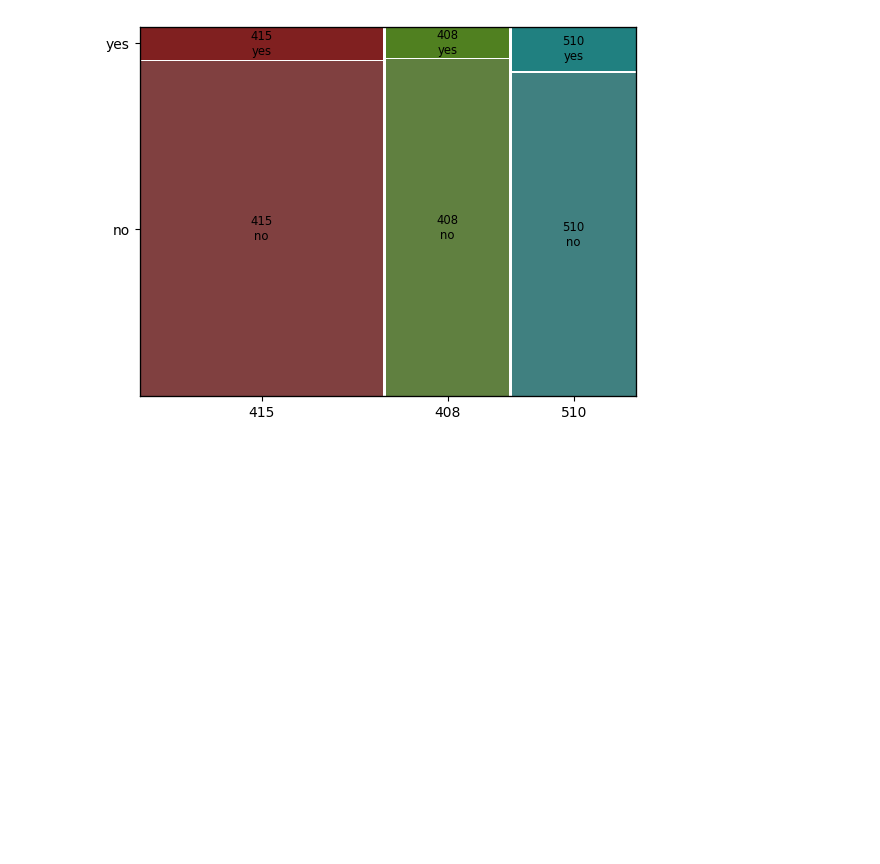
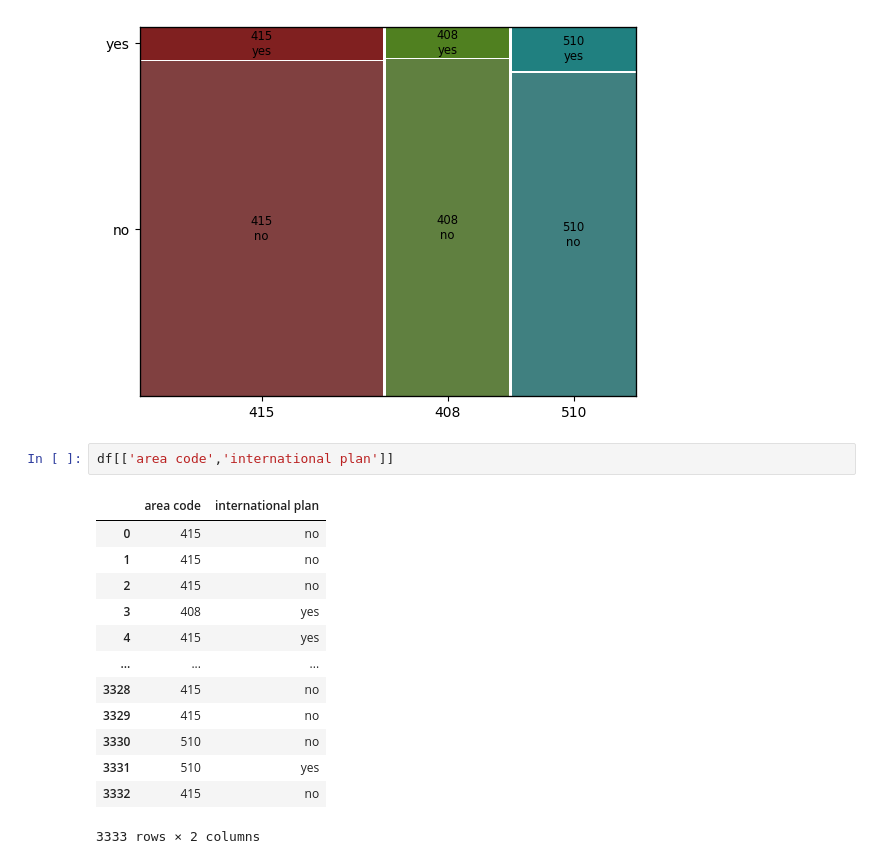
Before and after one commit to himani26/DSLearnings, a Jupyter notebook: EndtoEndMLChurnProject.ipynb, the cells around one changed output. Drawn from its saved outputs; the diff is of its cells as text; blank space fills up the shorter version.

```diff
--- a/EndtoEndMLChurnProject.ipynb
+++ b/EndtoEndMLChurnProject.ipynb
@@ -389,3 +389,19 @@ mosaic(df, ['area code', 'international plan'])
 plt.show()
 # %% [output]
 [figure]
+# %%
+df[['area code','international plan']]
+# %% [output]
+|  | area code | international plan |
+| 0 | 415 | no |
+| 1 | 415 | no |
+| 2 | 415 | no |
+| 3 | 408 | yes |
+| 4 | 415 | yes |
+| ... | ... | ... |
+| 3328 | 415 | no |
+| 3329 | 415 | no |
+| 3330 | 510 | no |
+| 3331 | 510 | yes |
+| 3332 | 415 | no |
+3333 rows × 2 columns
```
Also changed, not shown: parts of 4 cells of this notebook.
